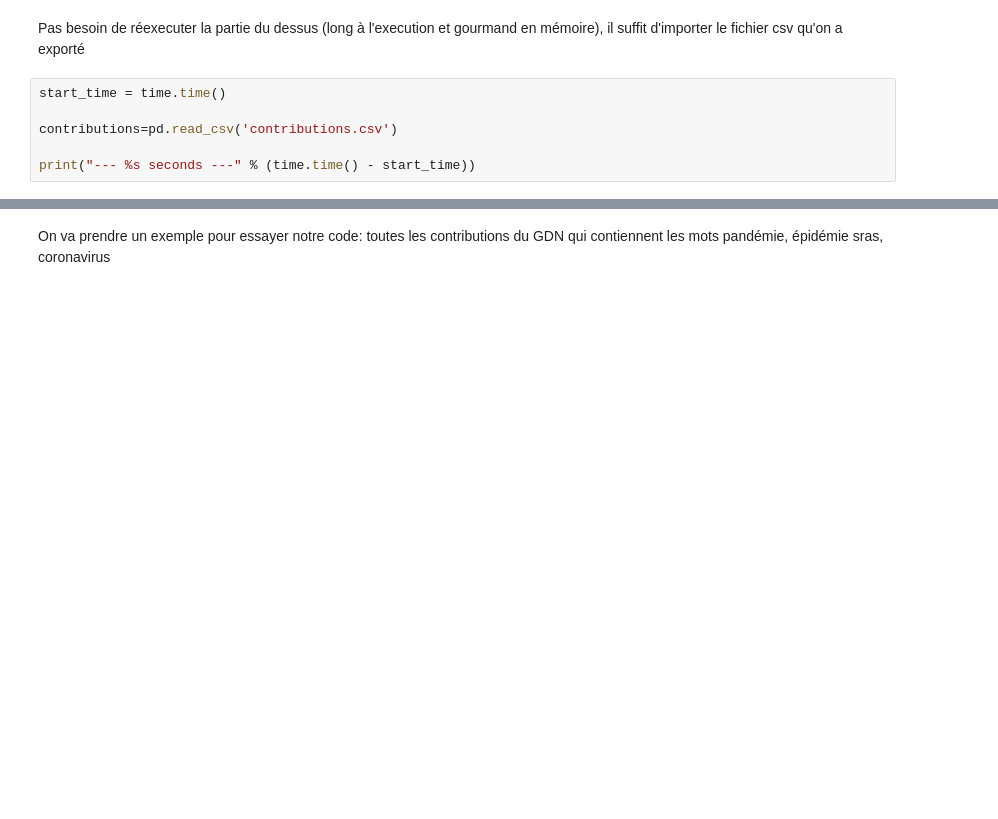
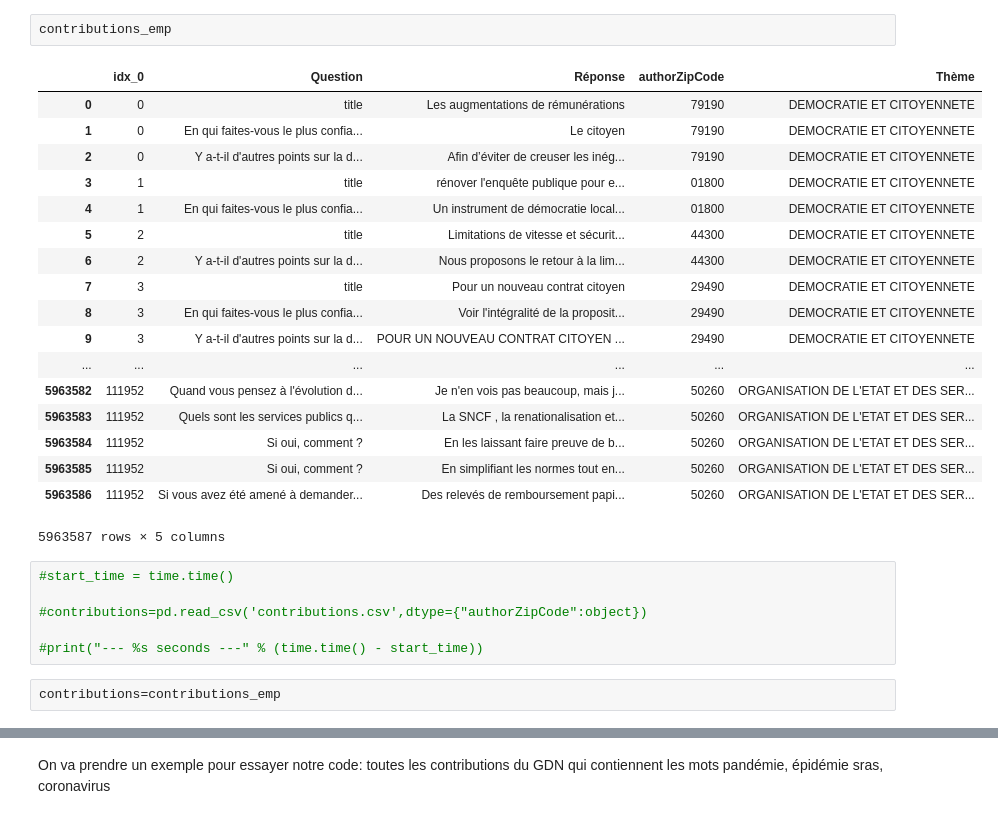
Before and after one commit to CheikSama/M-moire, a Jupyter notebook: nvGDN.ipynb, the cells around one changed output, grey strips where cells are left out. Cells and saved outputs as stored; diff of their text form; blank space fills up the shorter version.

```diff
--- a/nvGDN.ipynb
+++ b/nvGDN.ipynb
@@ -76,11 +96,32 @@ contributions_emp.to_csv('contributions.csv')
-# %% [markdown]
-Pas besoin de réexecuter la partie du dessus (long à l'execution et gourmand en mémoire), il suffit d'importer le fichier csv qu'on a exporté
+# %%
+contributions_emp
+# %% [output]
+|  | idx_0 | Question | Réponse | authorZipCode | Thème |
+| 0 | 0 | title | Les augmentations de rémunérations | 79190 | DEMOCRATIE ET CITOYENNETE |
+| 1 | 0 | En qui faites-vous le plus confia... | Le citoyen | 79190 | DEMOCRATIE ET CITOYENNETE |
+| 2 | 0 | Y a-t-il d'autres points sur la d... | Afin d’éviter de creuser les inég... | 79190 | DEMOCRATIE ET CITOYENNETE |
+| 3 | 1 | title | rénover l'enquête publique pour e... | 01800 | DEMOCRATIE ET CITOYENNETE |
+| 4 | 1 | En qui faites-vous le plus confia... | Un instrument de démocratie local... | 01800 | DEMOCRATIE ET CITOYENNETE |
+| 5 | 2 | title | Limitations de vitesse et sécurit... | 44300 | DEMOCRATIE ET CITOYENNETE |
+| 6 | 2 | Y a-t-il d'autres points sur la d... | Nous proposons le retour à la lim... | 44300 | DEMOCRATIE ET CITOYENNETE |
+| 7 | 3 | title | Pour un nouveau contrat citoyen | 29490 | DEMOCRATIE ET CITOYENNETE |
+| 8 | 3 | En qui faites-vous le plus confia... | Voir l'intégralité de la proposit... | 29490 | DEMOCRATIE ET CITOYENNETE |
+| 9 | 3 | Y a-t-il d'autres points sur la d... | POUR UN NOUVEAU CONTRAT CITOYEN ... | 29490 | DEMOCRATIE ET CITOYENNETE |
+| ... | ... | ... | ... | ... | ... |
+| 5963582 | 111952 | Quand vous pensez à l'évolution d... | Je n'en vois pas beaucoup, mais j... | 50260 | ORGANISATION DE L'ETAT ET DES SER... |
+| 5963583 | 111952 | Quels sont les services publics q... | La SNCF , la renationalisation et... | 50260 | ORGANISATION DE L'ETAT ET DES SER... |
+| 5963584 | 111952 | Si oui, comment ? | En les laissant faire preuve de b... | 50260 | ORGANISATION DE L'ETAT ET DES SER... |
+| 5963585 | 111952 | Si oui, comment ? | En simplifiant les normes tout en... | 50260 | ORGANISATION DE L'ETAT ET DES SER... |
+| 5963586 | 111952 | Si vous avez été amené à demander... | Des relevés de remboursement papi... | 50260 | ORGANISATION DE L'ETAT ET DES SER... |
+5963587 rows × 5 columns
 # %%
-start_time = time.time()
+#start_time = time.time()
 
-contributions=pd.read_csv('contributions.csv')
+#contributions=pd.read_csv('contributions.csv',dtype={"authorZipCode":object})
 
-print("--- %s seconds ---" % (time.time() - start_time))
+#print("--- %s seconds ---" % (time.time() - start_time))
+# %%
+contributions=contributions_emp
 # %%
 start_time = time.time()
 
```
Also changed, not shown: parts of 16 cells of this notebook.
